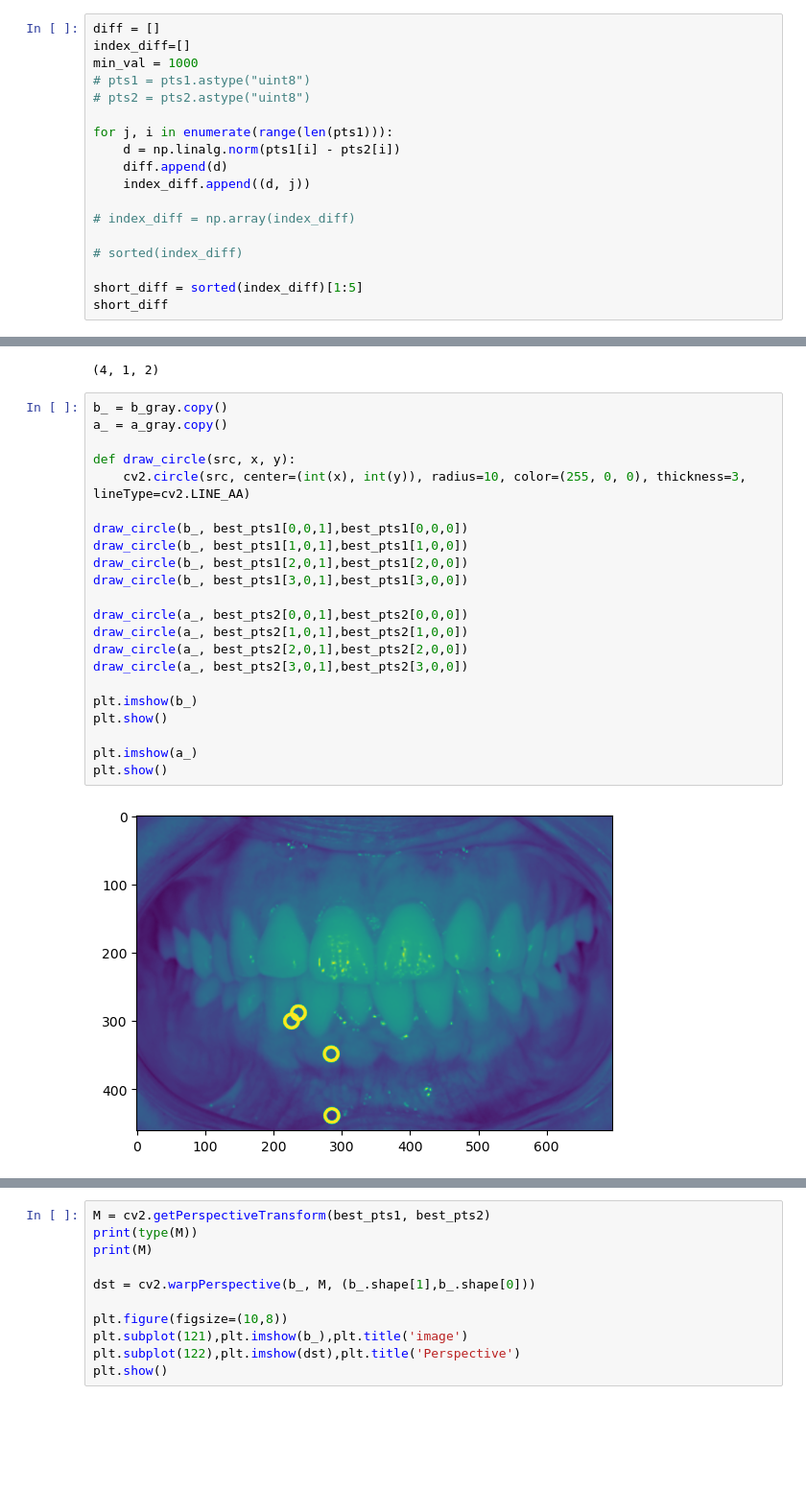
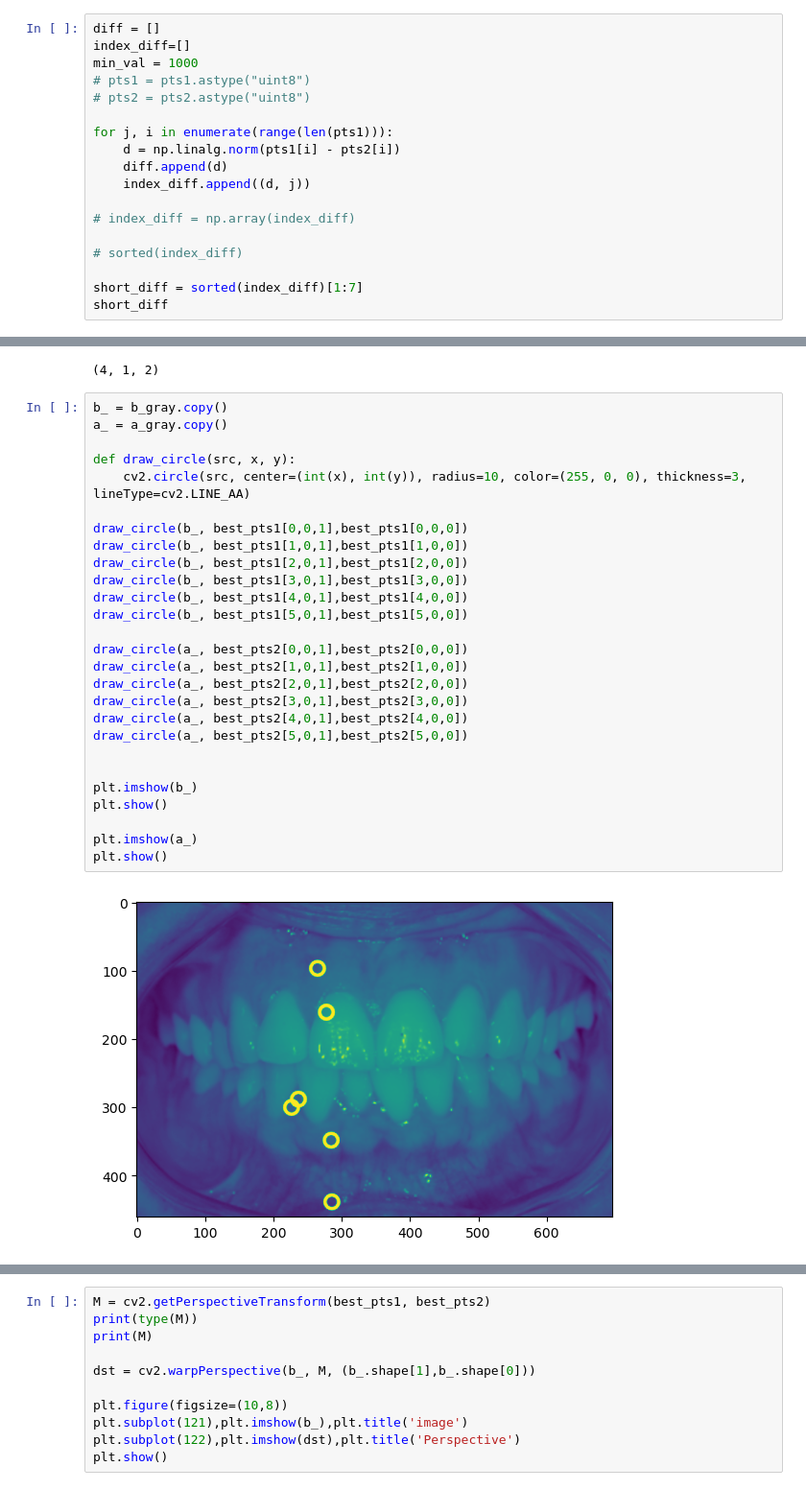
Before and after one commit to K-hyewon/ImageProcessing, a Jupyter notebook: study/image_registeration/0527.ipynb, the cells around one changed output, grey strips where cells are left out. Shown at 96% size. Saved outputs shown, nothing was run; the diff lists cells and outputs as text; blank space fills up the shorter version.

Commit message:
0528_image_perspective_Transform_compelte

```diff
--- a/study/image_registeration/0527.ipynb
+++ b/study/image_registeration/0527.ipynb
@@ -129,6 +129,6 @@ for j, i in enumerate(range(len(pts1))):
 
 # sorted(index_diff)
 
-short_diff = sorted(index_diff)[1:5]
+short_diff = sorted(index_diff)[1:7]
 short_diff
 # %% [output]
@@ -169,24 +177,29 @@ best_pts1.shape
 # %%
 b_ = b_gray.copy()
 a_ = a_gray.copy()
 
 def draw_circle(src, x, y):
     cv2.circle(src, center=(int(x), int(y)), radius=10, color=(255, 0, 0), thickness=3, lineType=cv2.LINE_AA)
 
 draw_circle(b_, best_pts1[0,0,1],best_pts1[0,0,0])
 draw_circle(b_, best_pts1[1,0,1],best_pts1[1,0,0])
 draw_circle(b_, best_pts1[2,0,1],best_pts1[2,0,0])
 draw_circle(b_, best_pts1[3,0,1],best_pts1[3,0,0])
+draw_circle(b_, best_pts1[4,0,1],best_pts1[4,0,0])
+draw_circle(b_, best_pts1[5,0,1],best_pts1[5,0,0])
 
 draw_circle(a_, best_pts2[0,0,1],best_pts2[0,0,0])
 draw_circle(a_, best_pts2[1,0,1],best_pts2[1,0,0])
 draw_circle(a_, best_pts2[2,0,1],best_pts2[2,0,0])
 draw_circle(a_, best_pts2[3,0,1],best_pts2[3,0,0])
+draw_circle(a_, best_pts2[4,0,1],best_pts2[4,0,0])
+draw_circle(a_, best_pts2[5,0,1],best_pts2[5,0,0])
+
 
 plt.imshow(b_)
 plt.show()
 
 plt.imshow(a_)
 plt.show()
 # %% [output]
-[figure, old version]
+[figure, new version]
```
Also changed, not shown: parts of 5 cells of this notebook, 11 other files.
